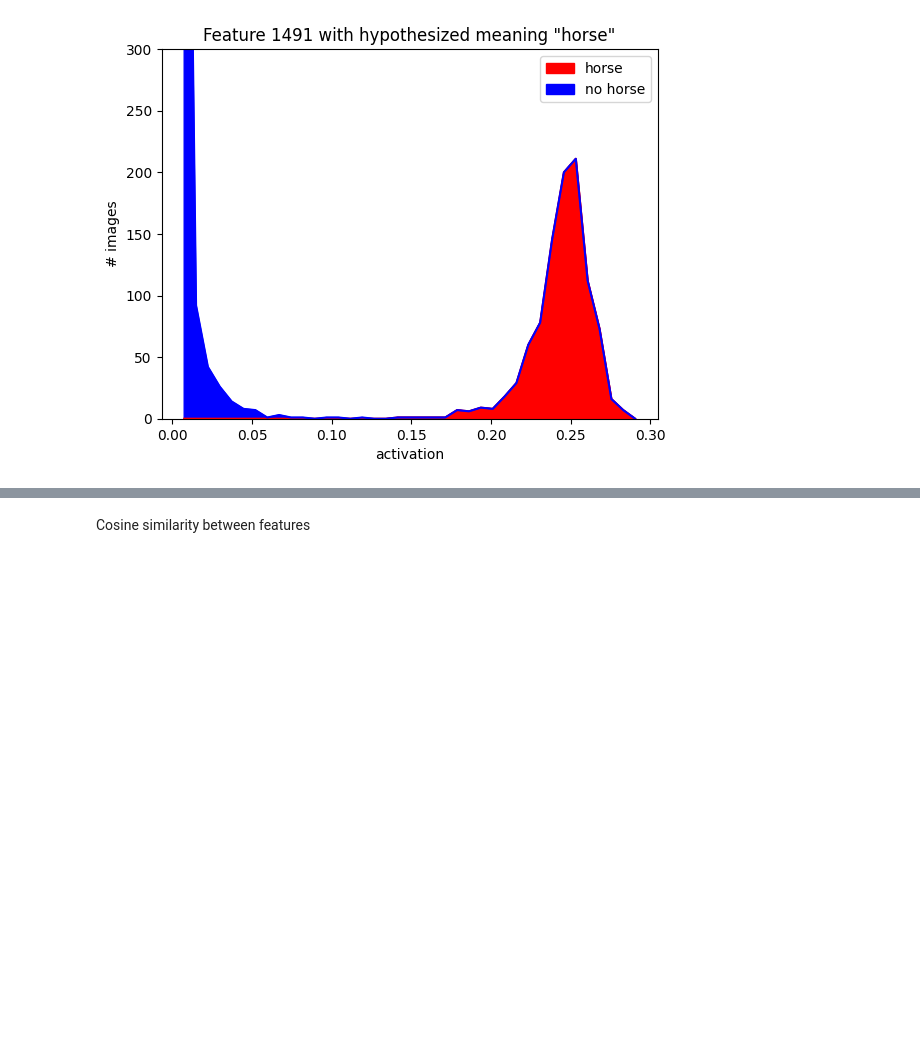
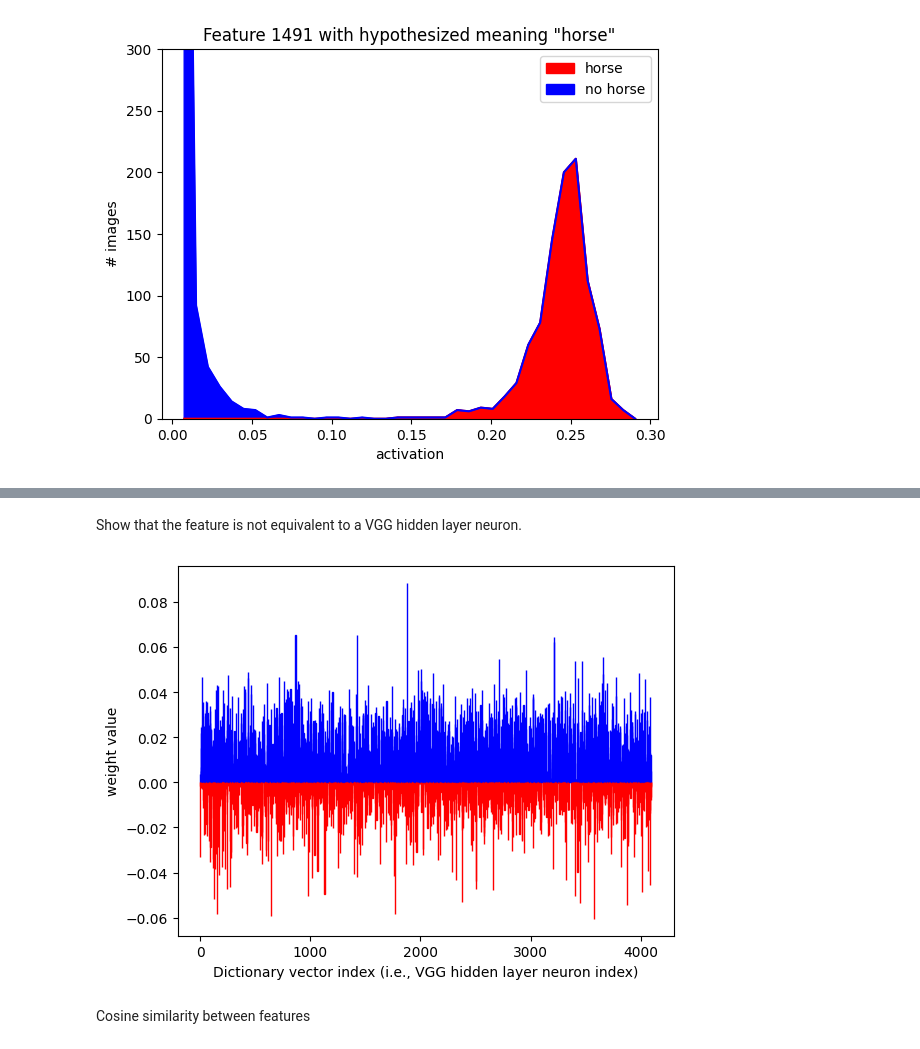
Before and after one commit to V-G-spec/DLProject-MLP, a Jupyter notebook: Experiments/Francesco/feature_analysis_crossval.ipynb, the cells around one changed output, grey strips where cells are left out. Drawn from its saved outputs; the diff is of its cells as text; code cells hidden in the pictures; blank space fills up the shorter version.

```diff
--- a/Experiments/Francesco/feature_analysis_crossval.ipynb
+++ b/Experiments/Francesco/feature_analysis_crossval.ipynb
@@ -273,3 +358,21 @@ _ = plt.legend(loc='upper right')
+# %% [markdown]
+Show that the feature is not equivalent to a VGG hidden layer neuron.
+# %%
+feat_idx = 1
+glob_idx = alive_idxs[feat_idx]
+label = feature_labels[feat_idx]
+
+bars = plt.bar(range(f_normed.shape[0]), f_normed.detach().numpy())
+for bar in bars:
+    if bar.get_height() < 0:
+        bar.set_color('red')
+    else:
+        bar.set_color('blue')
+
+_ = plt.xlabel('Dictionary vector index (i.e., VGG hidden layer neuron index)')
+_ = plt.ylabel('weight value')
+# %% [output]
+[figure, added]
 # %% [markdown]
 Cosine similarity between features
 # %%
```
Also changed, not shown: parts of 8 cells of this notebook.
